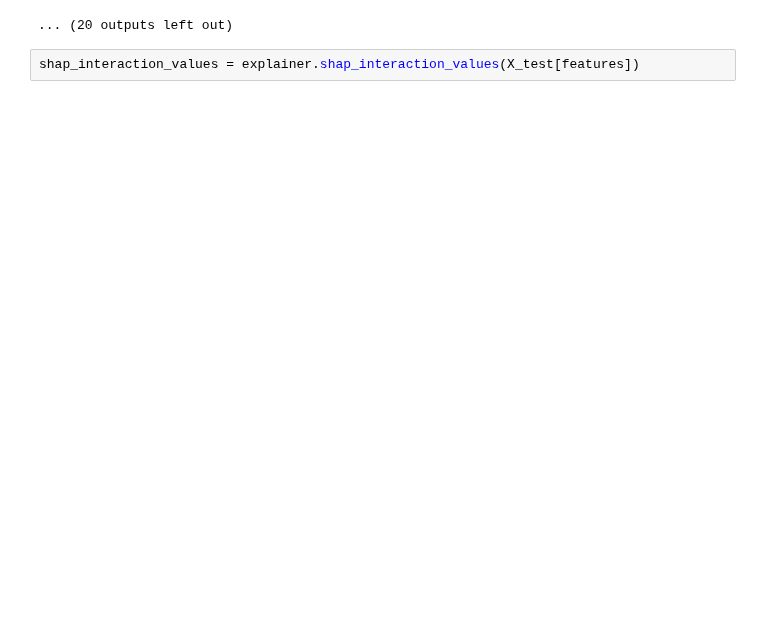
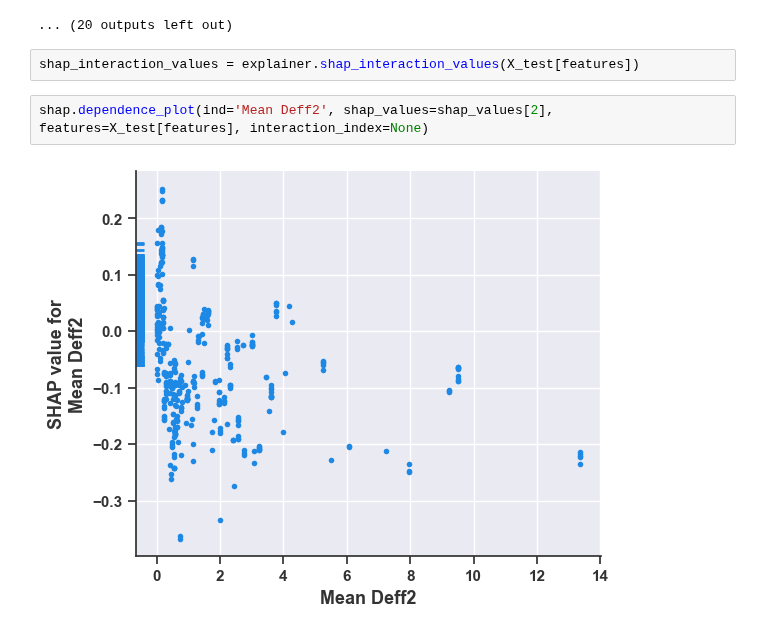
Before and after one commit to Nance-Lab/diff_predictor, a Jupyter notebook: notebooks/publication_notebooks/age_shap_analysis.ipynb, the cells around one changed output. Drawn from its saved outputs; the diff is of its cells as text; blank space fills up the shorter version.

```diff
--- a/notebooks/publication_notebooks/age_shap_analysis.ipynb
+++ b/notebooks/publication_notebooks/age_shap_analysis.ipynb
@@ -323,3 +339,7 @@ Mean asymmetry3
 ... (20 outputs left out)
 # %%
 shap_interaction_values = explainer.shap_interaction_values(X_test[features])
+# %%
+shap.dependence_plot(ind='Mean Deff2', shap_values=shap_values[2], features=X_test[features], interaction_index=None)
+# %% [output]
+[figure, added]
```
Also changed, not shown: parts of 19 cells of this notebook, 1 other file.
